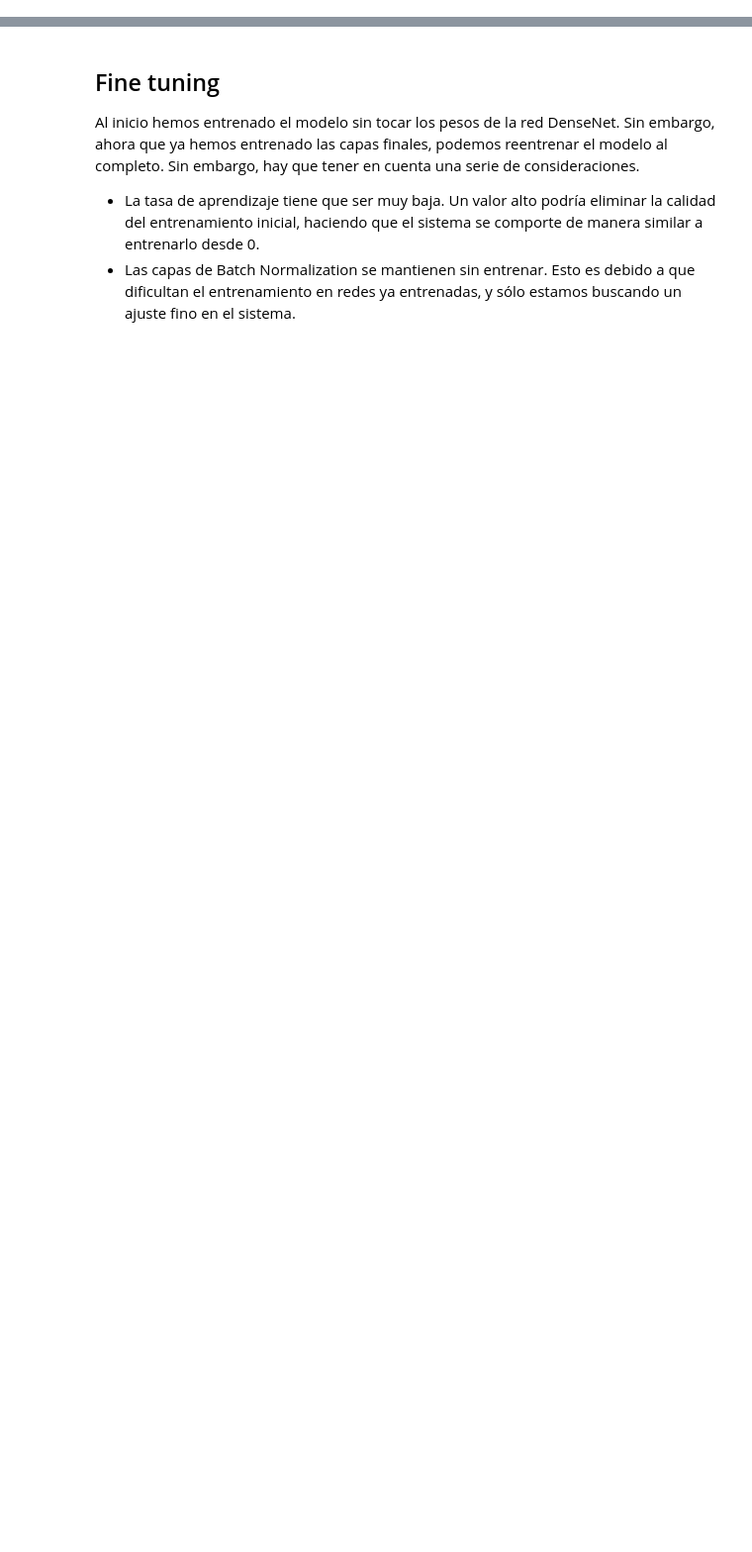
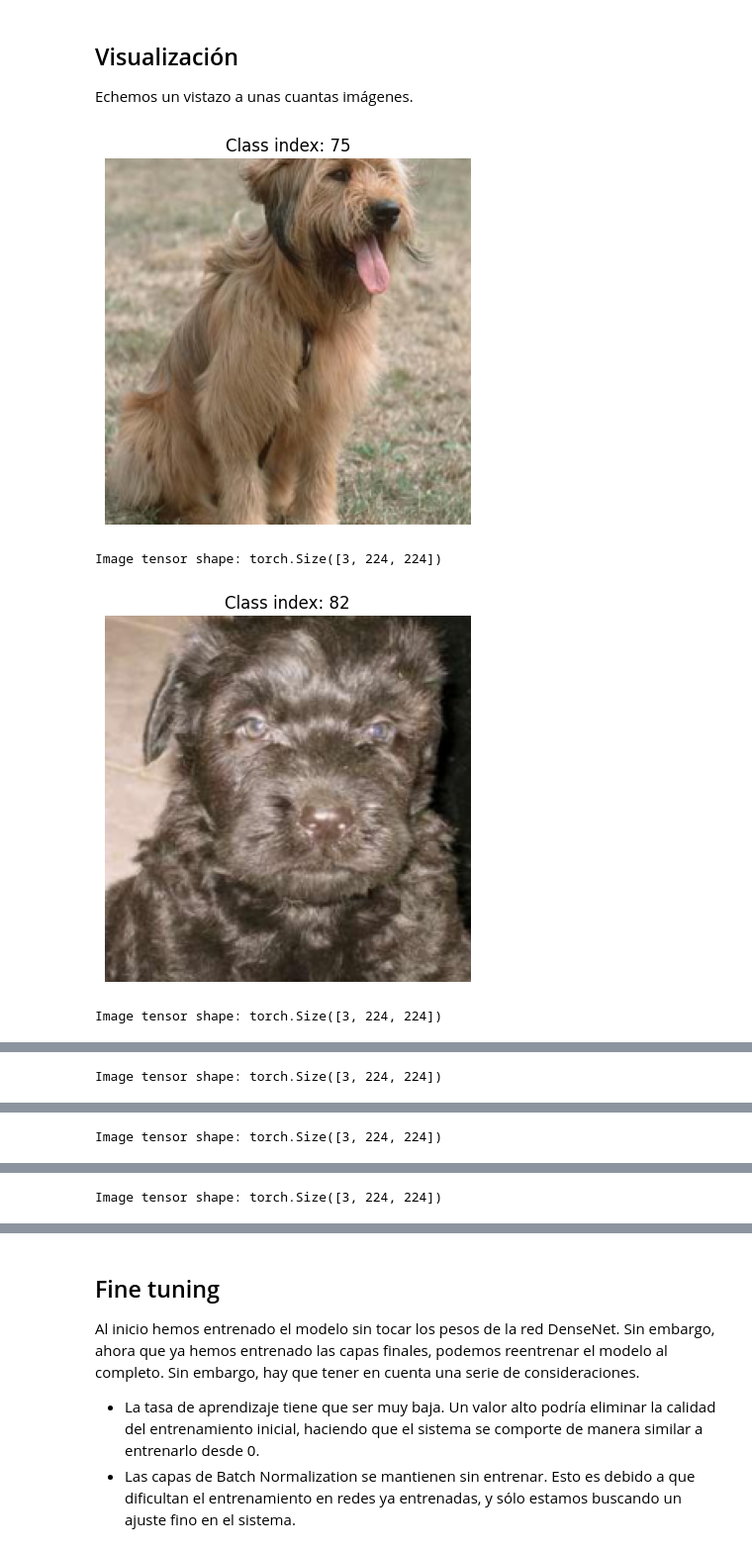
Before and after one commit to eirasf/GCED-AA2, a Jupyter notebook: lab8/lab8.ipynb, the cells around one changed output, grey strips where cells are left out. Shown at 99% size. Drawn from its saved outputs; the diff is of its cells as text; code cells hidden in the pictures; blank space fills up the shorter version.

```diff
--- a/lab8/lab8.ipynb
+++ b/lab8/lab8.ipynb
@@ -38,4 +0,0 @@ Antes de nada, vamos a ver el tamaño que tienen las imágenes de entrada.
-# %%
-# ds_train es un iterable con una tupla (imagen, clase). Vamos a ver la resolución de la imagen
-for i, element in enumerate(ds_train.take(5)):
-    print(element[0].shape)
@@ -220,0 +40,15 @@ plot_hist(hist)
+# %%
+from torchvision import datasets, transforms
+from torch.utils.data import DataLoader
+
+IMAGENET_MEAN = [0.485, 0.456, 0.406]
+IMAGENET_STD = [0.229, 0.224, 0.225]
+
+transform = transforms.Compose([
+    # TODO Haz las transformaciones que se describen
+])
+
+# Load using ImageFolder
+train_dir = "stanford_dogs/images/Images"
+# TODO - Completa la llamada a ImageFolder
+full_dataset = datasets.ImageFolder(root=train_dir, transform=...)
@@ -220,0 +72,41 @@ plot_hist(hist)
+# %% [markdown]
+## Visualización
+
+Echemos un vistazo a unas cuantas imágenes.
+# %%
+from torch.utils.data import DataLoader
+
+BATCH_SIZE = 32
+
+# TODO - Crea un DataLoader a partir del test_subset
+test_loader  = ...
+
+def show_image(image_tensor, label_tensor):
+  # Unnormalize
+  mean = torch.tensor(IMAGENET_MEAN)
+  std = torch.tensor(IMAGENET_STD)
+  img = image_tensor.permute(1, 2, 0) * std + mean  # CHW → HWC and undo normalization
+  img = img.clamp(0, 1)  # keep in [0,1] for matplotlib
+
+  # Show image and print details
+  plt.imshow(img.numpy())
+  plt.title(f"Class index: {label_tensor.item()}")
+  plt.axis("off")
+  plt.show()
+
+  print(f"Image tensor shape: {images[0].shape}")
+
+# Get one batch from the train_loader
+images, labels = next(iter(test_loader))
+
+for i in range(5):
+  # Pick one example
+  img = images[i]
+  label = labels[i]
+
+  show_image(img, label)
+# %% [output]
+[figure, added]
+Image tensor shape: torch.Size([3, 224, 224])
+[figure, added]
+Image tensor shape: torch.Size([3, 224, 224])
@@ -220,0 +114 @@ plot_hist(hist)
+Image tensor shape: torch.Size([3, 224, 224])
@@ -220,0 +116 @@ plot_hist(hist)
+Image tensor shape: torch.Size([3, 224, 224])
@@ -220,0 +118 @@ plot_hist(hist)
+Image tensor shape: torch.Size([3, 224, 224])
```
Also changed, not shown: parts of 49 cells of this notebook, 1 other file.
